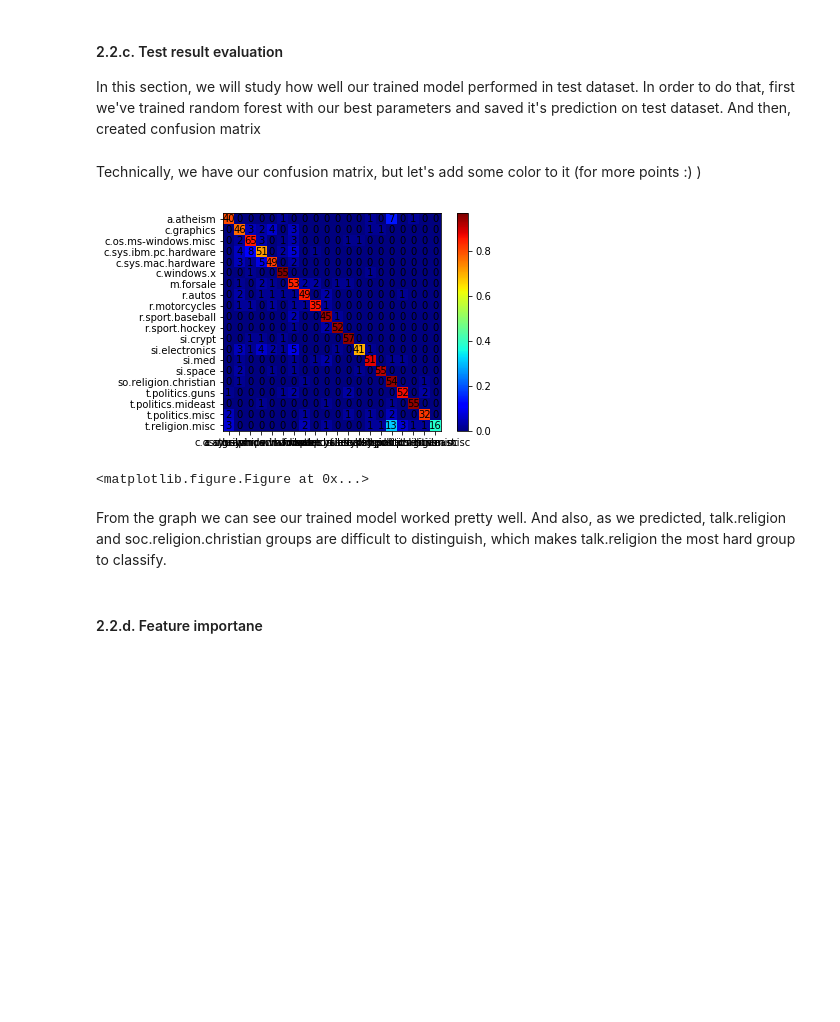
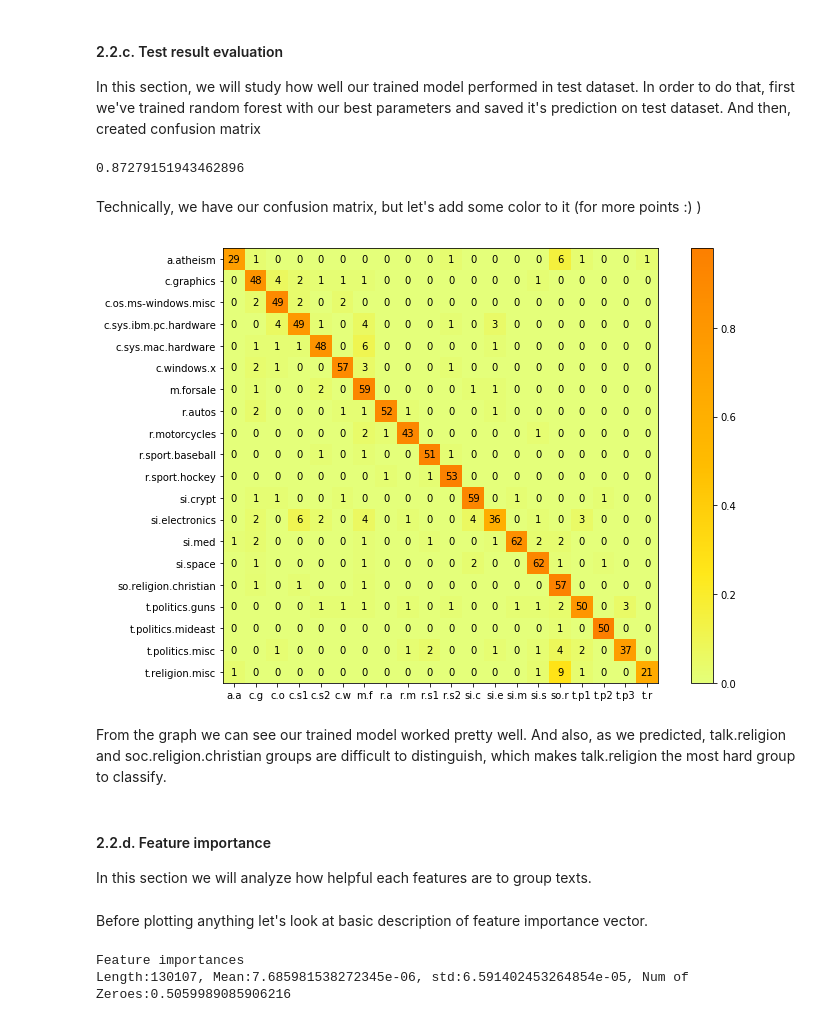
Before and after one commit to antonino-barbera/seanbi, a Jupyter notebook: HW4/Homework 4.ipynb, the cells around one changed output. Drawn from its saved outputs; the diff is of its cells as text; code cells hidden in the pictures; blank space fills up the shorter version.

```diff
--- a/HW4/Homework 4.ipynb
+++ b/HW4/Homework 4.ipynb
@@ -516,6 +531,7 @@ From the graph above we can see multiple relations. In general, model performanc
 #### 2.2.c. Test result evaluation
 In this section, we will study how well our trained model performed in test dataset. In order to do that, first we've trained random forest with our best parameters and saved it's prediction on test dataset. And then, created confusion matrix
 # %%
+#training our model with best parameters and predicting test dataset
 from sklearn.metrics import confusion_matrix
-forest=RandomForestClassifier(n_estimators=best[1][0],max_depth=best[1][1]).fit(X_tfidf[train_i],data.target[train_i])
+forest=RandomForestClassifier(n_estimators=400,max_depth=150).fit(X_tfidf[train_i],data.target[train_i])
 test_pred=forest.predict(X_tfidf[test_i])
@@ -524,6 +538,14 @@ conf_arr=confusion_matrix(data.target[test_i],test_pred)
+# %%
+#computing average correct prediction rate and confusion matrix
+conf_arr=confusion_matrix(data.target[test_i],test_pred)
+np.mean(test_pred==data.target[test_i])
+# %% [output]
+0.87279151943462896
 # %% [markdown]
 Technically, we have our confusion matrix, but let's add some color to it (for more points :) )
 # %%
+#plotting confusion matrix
+#normalizing matrix for color assignment
 norm_conf = []
 for i in conf_arr:
     a = 0
@@ -532,51 +554,62 @@ for i in conf_arr:
     for j in i:
         tmp_arr.append(float(j)/float(a))
     norm_conf.append(tmp_arr)
-
-fig = plt.figure()
+#setting up the plot and it's size
+fig = plt.figure(figsize=(12,8))
 plt.clf()
 ax = fig.add_subplot(111)
 ax.set_aspect(1)
-res = ax.imshow(np.array(norm_conf), cmap=plt.cm.jet,
-                interpolation='nearest')
-
+#adding color to matrix
+res = ax.imshow(np.array(norm_conf), cmap=plt.get_cmap('Wistia'), interpolation='nearest')
+#combining the matrix
 width, height = conf_arr.shape
-
 for x in range(width):
     for y in range(height):
         ax.annotate(str(conf_arr[x][y]), xy=(y, x),
                     horizontalalignment='center',
                     verticalalignment='center')
-
+#colorbar to show our measurements
 cb = fig.colorbar(res)
-alphabet = ['a.atheism',
+#y ticks
+namesy = ['a.atheism',
  'c.graphics',
  'c.os.ms-windows.misc',
  'c.sys.ibm.pc.hardware',
  'c.sys.mac.hardware',
  'c.windows.x',
  'm.forsale',
  'r.autos',
  'r.motorcycles',
  'r.sport.baseball',
  'r.sport.hockey',
  'si.crypt',
  'si.electronics',
  'si.med',
  'si.space',
  'so.religion.christian',
  't.politics.guns',
  't.politics.mideast',
  't.politics.misc',
  't.religion.misc']
-plt.xticks(range(width), alphabet[:width])
-plt.yticks(range(height), alphabet[:height])
+# x ticks
+namesx=['a.a','c.g','c.o','c.s1','c.s2','c.w','m.f','r.a','r.m','r.s1','r.s2','si.c','si.e','si.m','si.s','so.r','t.p1','t.p2','t.p3','t.r']
+plt.xticks(range(width), namesx)
+plt.yticks(range(height), namesy)
 plt.savefig('confusion_matrix.png', format='png')
 plt.show()
 # %% [output]
-[figure, old version]
+[figure, new version]
-<matplotlib.figure.Figure at 0x...>
 # %% [markdown]
 From the graph we can see our trained model worked pretty well. And also, as we predicted, talk.religion and soc.religion.christian groups are difficult to distinguish, which makes talk.religion the most hard group to classify.
-# %% [markdown]
-#### 2.2.d. Feature importane
+# %% [markdown]
+#### 2.2.d. Feature importance
+In this section we will analyze how helpful each features are to group texts.
+# %% [markdown]
+Before plotting anything let's look at basic description of feature importance vector.
+# %%
+i=forest.feature_importances_
+print("Feature importances")
+print("Length:{l}, Mean:{m}, std:{s}, Num of Zeroes:{z}".format(l=len(i),m=np.mean(i),s=np.std(i),z=np.mean(i==0)))
+# %% [output]
+Feature importances
+Length:130107, Mean:7.685981538272345e-06, std:6.591402453264854e-05, Num of Zeroes:0.5059989085906216
```
Also changed, not shown: parts of 13 cells of this notebook, 2 other files.
